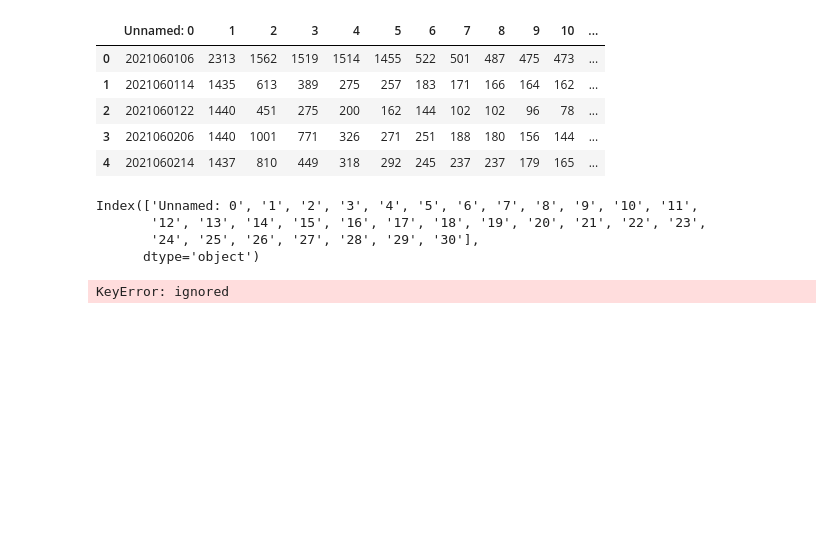
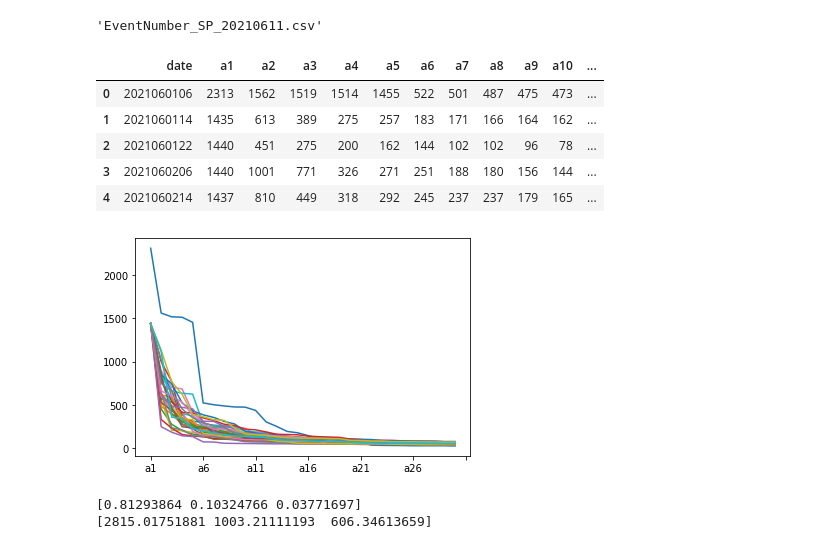
Before and after one commit to sipocz/Alarm, a Jupyter notebook: datapipeline.ipynb, the cells around one changed output. Drawn from its saved outputs; the diff is of its cells as text; code cells hidden in the pictures; blank space fills up the shorter version.

```diff
--- a/datapipeline.ipynb
+++ b/datapipeline.ipynb
@@ -20,23 +20,17 @@ EventNumber_SP_2021 100%[===================>]   3.60K  --.-KB/s    in 0s
 # %%
 fname=url.split("/")[-1]
-# %%
-df=pd.read_csv(fname)
-df.head()
-# %% [output]
-|  | Unnamed: 0 | 1 | 2 | 3 | 4 | 5 | 6 | 7 | 8 | 9 | 10 | ... |
-| 0 | 2021060106 | 2313 | 1562 | 1519 | 1514 | 1455 | 522 | 501 | 487 | 475 | 473 | ... |
-| 1 | 2021060114 | 1435 | 613 | 389 | 275 | 257 | 183 | 171 | 166 | 164 | 162 | ... |
-| 2 | 2021060122 | 1440 | 451 | 275 | 200 | 162 | 144 | 102 | 102 | 96 | 78 | ... |
-| 3 | 2021060206 | 1440 | 1001 | 771 | 326 | 271 | 251 | 188 | 180 | 156 | 144 | ... |
-| 4 | 2021060214 | 1437 | 810 | 449 | 318 | 292 | 245 | 237 | 237 | 179 | 165 | ... |
-# %%
-df.columns
-# %% [output]
-Index(['Unnamed: 0', '1', '2', '3', '4', '5', '6', '7', '8', '9', '10', '11',
-       '12', '13', '14', '15', '16', '17', '18', '19', '20', '21', '22', '23',
-       '24', '25', '26', '27', '28', '29', '30'],
-      dtype='object')
-# %%
-df["0"].plot()
-# %% [output]
-KeyError: ignored
+# %%
+fname
+# %% [output]
+'EventNumber_SP_20210611.csv'
+# %%
+df=pd.read_csv(fname)
+df.columns=['date', 'a1', 'a2', 'a3', 'a4', 'a5', 'a6', 'a7', 'a8', 'a9', 'a10', 'a11','a12', 'a13', 'a14', 'a15', 'a16', 'a17', 'a18', 'a19', 'a20', 'a21', 'a22', 'a23','a24', 'a25', 'a26', 'a27', 'a28', 'a29', 'a30']
+df.head()
+# %% [output]
+|  | date | a1 | a2 | a3 | a4 | a5 | a6 | a7 | a8 | a9 | a10 | ... |
+| 0 | 2021060106 | 2313 | 1562 | 1519 | 1514 | 1455 | 522 | 501 | 487 | 475 | 473 | ... |
+| 1 | 2021060114 | 1435 | 613 | 389 | 275 | 257 | 183 | 171 | 166 | 164 | 162 | ... |
+| 2 | 2021060122 | 1440 | 451 | 275 | 200 | 162 | 144 | 102 | 102 | 96 | 78 | ... |
+| 3 | 2021060206 | 1440 | 1001 | 771 | 326 | 271 | 251 | 188 | 180 | 156 | 144 | ... |
+| 4 | 2021060214 | 1437 | 810 | 449 | 318 | 292 | 245 | 237 | 237 | 179 | 165 | ... |
@@ -42,0 +39,18 @@ KeyError: ignored
+# %%
+for i in range(30):
+    df_2.loc[i,:].plot()
+# %% [output]
+[figure, added]
+# %%
+import numpy as np
+from sklearn.decomposition import PCA
+X = df_2
+pca = PCA(n_components=3)
+df_pca=pca.fit_transform(X)
+
+print(pca.explained_variance_ratio_)
+
+print(pca.singular_values_)
+# %% [output]
+[0.81293864 0.10324766 0.03771697]
+[2815.01751881 1003.21111193  606.34613659]
```
Also changed, not shown: parts of 5 cells of this notebook.
